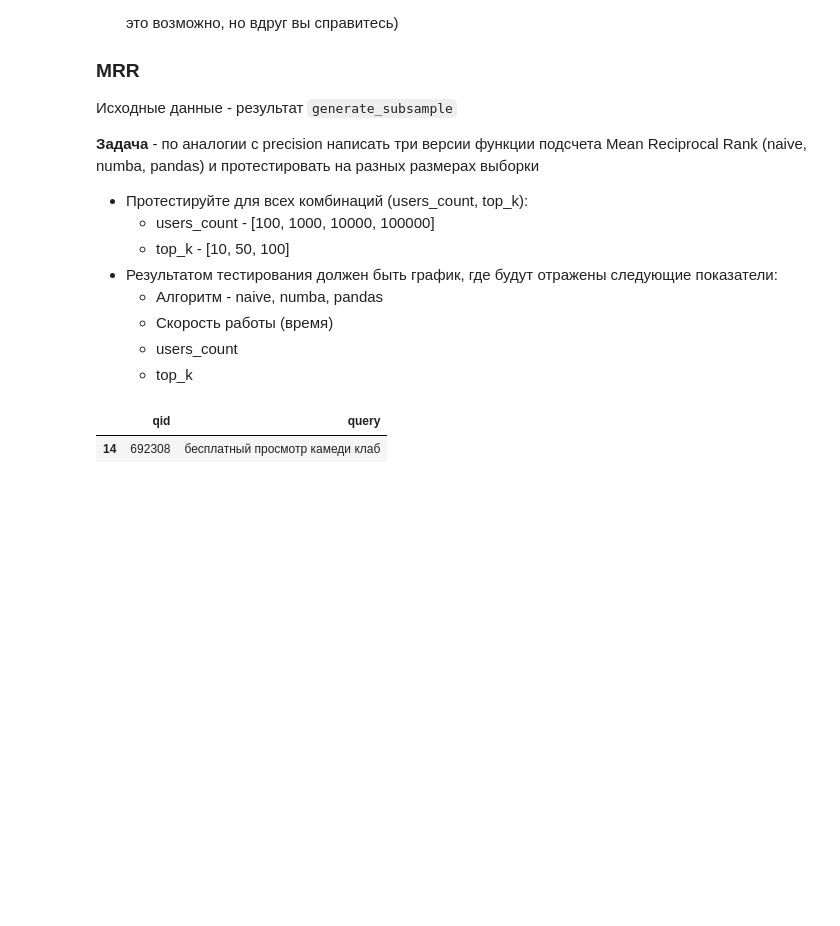
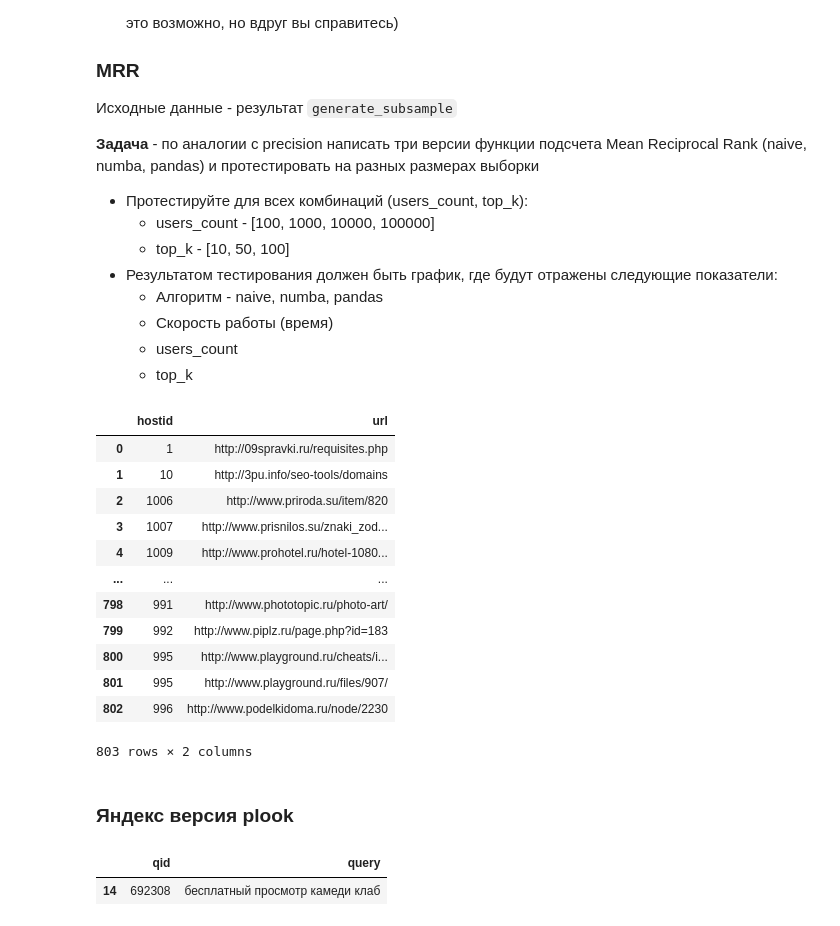
Before and after one commit to feldlime/RecoServiceTemplate, a Jupyter notebook: notebooks/homework2_2.ipynb, the cells around one changed output. Cells and saved outputs as stored; diff of their text form; code cells hidden in the pictures; blank space fills up the shorter version.

```diff
--- a/notebooks/homework2_2.ipynb
+++ b/notebooks/homework2_2.ipynb
@@ -45,6 +45,24 @@ warnings.simplefilter(action='ignore', category=FutureWarning)
 qid_query = pd.read_csv("yandex_data/hidden_task/qid_query.tsv", sep="\t", names=["qid", "query"])
 qid_url_rating = pd.read_csv("yandex_data/hidden_task/qid_url_rating.tsv", sep="\t", names=["qid", "url", "rating"])
 hostid_url = pd.read_csv("yandex_data/hidden_task/hostid_url.tsv", sep="\t", names=["hostid", "url"])
+# %%
+hostid_url
+# %% [output]
+|  | hostid | url |
+| 0 | 1 | http://09spravki.ru/requisites.php |
+| 1 | 10 | http://3pu.info/seo-tools/domains |
+| 2 | 1006 | http://www.priroda.su/item/820 |
+| 3 | 1007 | http://www.prisnilos.su/znaki_zod... |
+| 4 | 1009 | http://www.prohotel.ru/hotel-1080... |
+| ... | ... | ... |
+| 798 | 991 | http://www.phototopic.ru/photo-art/ |
+| 799 | 992 | http://www.piplz.ru/page.php?id=183 |
+| 800 | 995 | http://www.playground.ru/cheats/i... |
+| 801 | 995 | http://www.playground.ru/files/907/ |
+| 802 | 996 | http://www.podelkidoma.ru/node/2230 |
+803 rows × 2 columns
+# %% [markdown]
+### Яндекс версия plook
 # %%
 # делаем join двух таблиц, чтобы было просто брать url с максимальным рейтингом
 qid_url_rating_hostid = pd.merge(qid_url_rating, hostid_url, on="url")
```
Also changed, not shown: parts of 23 cells of this notebook.
